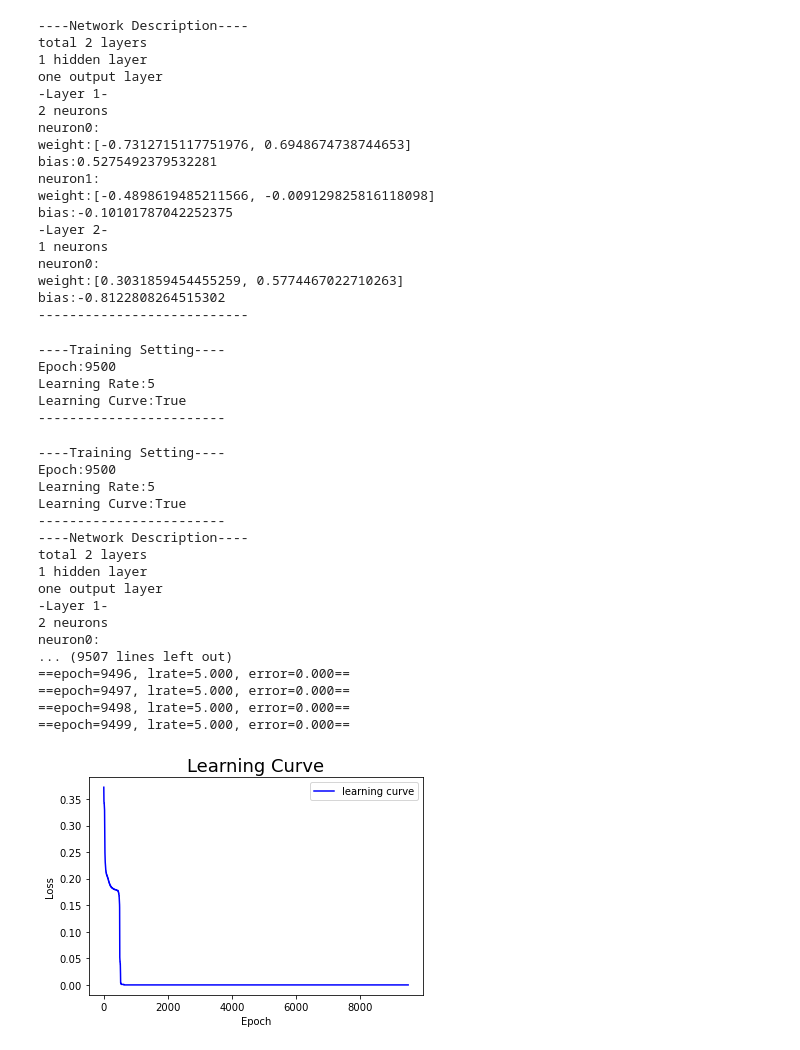
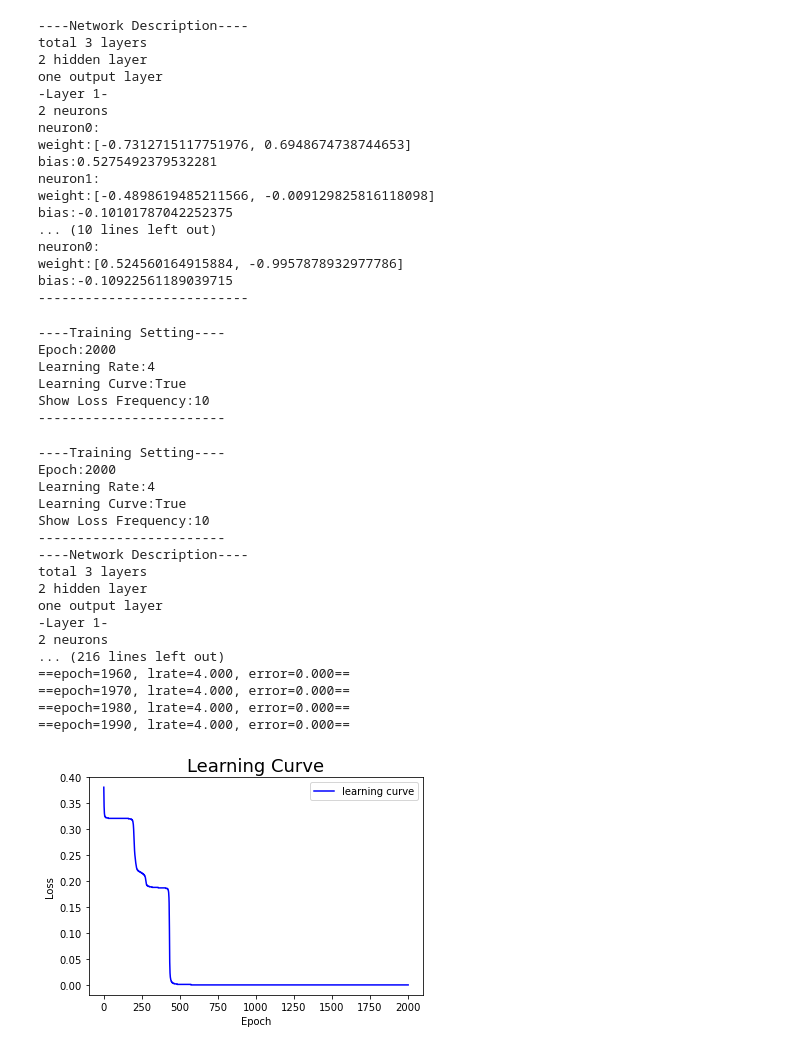
Before and after one commit to oscar1234456/NYCU_DLP2021_Lab1_Backpropagation, a Jupyter notebook: NYCU_DLP2021_Lab1_Backpropagation_class_version.ipynb, the cells around one changed output. Cells and saved outputs as stored; diff of their text form; code cells hidden in the pictures.

```diff
--- a/NYCU_DLP2021_Lab1_Backpropagation_class_version.ipynb
+++ b/NYCU_DLP2021_Lab1_Backpropagation_class_version.ipynb
@@ -104,12 +76,13 @@ class SimpleNN:
         self.l_rate = 0.01
         self.n_epoch = 1000
         self.haveLearningCurve = True
+        self.showLoss = 1
         seed(1)
     def addLayer(self, n_neuron, **karg):
         if "n_inputs" in karg.keys():
             #This is input layer
             n_inputs = karg['n_inputs']
-            inputLayer = [{"weight":[uniform(-1,1)  for __ in range(n_inputs+1)]}for _ in range(n_neuron)] #weight[-1] is for Bias
+            inputLayer = [{"weight":[uniform(-1, 1)  for __ in range(n_inputs+1)]}for _ in range(n_neuron)] #weight[-1] is for Bias
             self.network.append(inputLayer)
             self.neuronNum.append(n_inputs)
             self.neuronNum.append(n_neuron)
@@ -118,7 +91,7 @@ class SimpleNN:
             try:
                 if len(self.neuronNum)>0:
                     n_previousNeuron = self.neuronNum[-1]
-                    middleLayer = [{"weight":[uniform(-1,1)    for __ in range(n_previousNeuron+1)]}for _ in range(n_neuron)]
+                    middleLayer = [{"weight":[uniform(-1, 1) for __ in range(n_previousNeuron+1)]}for _ in range(n_neuron)]
                     self.network.append(middleLayer)
                     self.neuronNum.append(n_neuron)
                 else:
@@ -126,14 +99,16 @@ class SimpleNN:
 
             except Exception as error:
                 print('Caught this error: ' + repr(error))
-    def setting(self, l_rate, n_epoch, haveLearningCurve=True ):
+    def setting(self, l_rate, n_epoch, haveLearningCurve=True, showLoss=1):
         self.l_rate = l_rate
         self.n_epoch = n_epoch
         self.haveLearningCurve = haveLearningCurve
+        self.showLoss = showLoss
         print("----Training Setting----")
         print(f"Epoch:{self.n_epoch}")
         print(f"Learning Rate:{self.l_rate}")
         print(f"Learning Curve:{self.haveLearningCurve}")
+        print(f"Show Loss Frequency:{self.showLoss}")
         print("------------------------")
 
     def describe(self):
@@ -226,6 +201,7 @@ class SimpleNN:
         print(f"Epoch:{self.n_epoch}")
         print(f"Learning Rate:{self.l_rate}")
         print(f"Learning Curve:{self.haveLearningCurve}")
+        print(f"Show Loss Frequency:{self.showLoss}")
         print("------------------------")
         self.describe()
 
@@ -240,7 +216,8 @@ class SimpleNN:
                 self.updateWeight(row)
             error = sum_error/len(X_train)
             errorList.append(round(error, 3))
-            print('==epoch=%d, lrate=%.3f, error=%.3f==' % (epoch, self.l_rate, error))
+            if not (epoch%self.showLoss):
+                print('==epoch=%d, lrate=%.3f, error=%.3f==' % (epoch, self.l_rate, error))
         self.errorList = errorList
         if self.haveLearningCurve:
             self.learningCurve()
@@ -366,16 +232,16 @@ class SimpleNN:
 # %%
-X_train, Y_train = GenerateData.generate_XOR_easy()
+X_xor_train, Y_xor_train = GenerateData.generate_XOR_easy()
 xorNN = SimpleNN()
 # %%
 xorNN.addLayer(n_neuron=2, n_inputs=2)
-# xorNN.addLayer(n_neuron=10)
+xorNN.addLayer(n_neuron=2)
 xorNN.addLayer(n_neuron=1)
 # %%
 xorNN.describe()
 # %% [output]
 ----Network Description----
-total 2 layers
-1 hidden layer
+total 3 layers
+2 hidden layer
 one output layer
 -Layer 1-
 2 neurons
@@ -385,39 +251,39 @@ bias:0.5275492379532281
 neuron1:
 weight:[-0.4898619485211566, -0.009129825816118098]
 bias:-0.10101787042252375
--Layer 2-
-1 neurons
+... (10 lines left out)
 neuron0:
-weight:[0.3031859454455259, 0.5774467022710263]
-bias:-0.8122808264515302
+weight:[0.524560164915884, -0.9957878932977786]
+bias:-0.10922561189039715
 ---------------------------
 # %%
-xorNN.setting(l_rate=5, n_epoch=9500)
+xorNN.setting(l_rate=4, n_epoch=2000, showLoss=10)
 # %% [output]
 ----Training Setting----
-Epoch:9500
-Learning Rate:5
+Epoch:2000
+Learning Rate:4
 Learning Curve:True
+Show Loss Frequency:10
 ------------------------
 # %%
-xorNN.trainNetwork(X_train, Y_train)
+xorNN.trainNetwork(X_xor_train, Y_xor_train)
 # %% [output]
 ----Training Setting----
-Epoch:9500
-Learning Rate:5
+Epoch:2000
+Learning Rate:4
 Learning Curve:True
+Show Loss Frequency:10
 ------------------------
 ----Network Description----
-total 2 layers
-1 hidden layer
+total 3 layers
+2 hidden layer
 one output layer
 -Layer 1-
 2 neurons
-neuron0:
-... (9507 lines left out)
-==epoch=9496, lrate=5.000, error=0.000==
-==epoch=9497, lrate=5.000, error=0.000==
-==epoch=9498, lrate=5.000, error=0.000==
-==epoch=9499, lrate=5.000, error=0.000==
+... (216 lines left out)
+==epoch=1960, lrate=4.000, error=0.000==
+==epoch=1970, lrate=4.000, error=0.000==
+==epoch=1980, lrate=4.000, error=0.000==
+==epoch=1990, lrate=4.000, error=0.000==
-[figure, old version]
+[figure, new version]
 # %%
```
Also changed, not shown: parts of 38 cells of this notebook, 2 other files.
